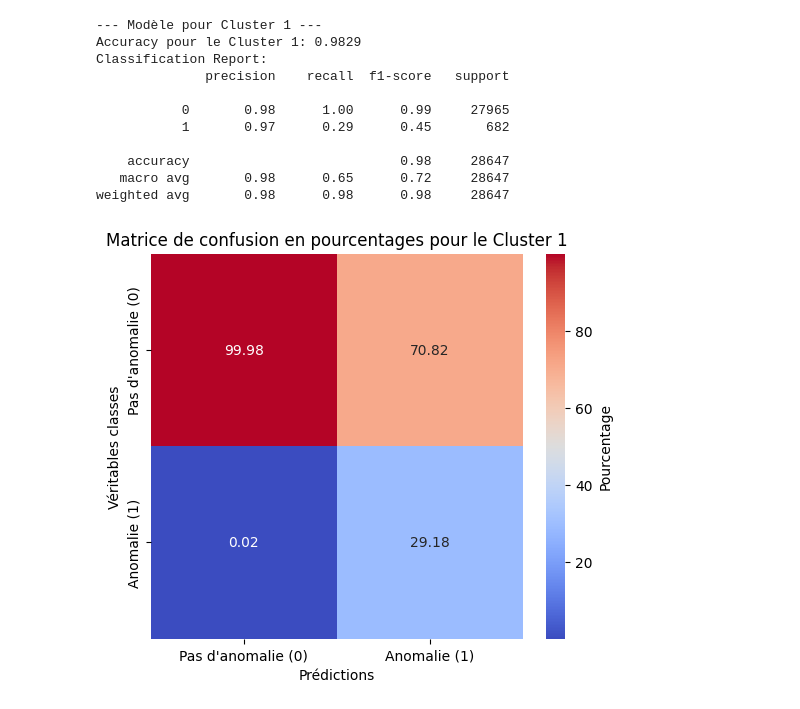
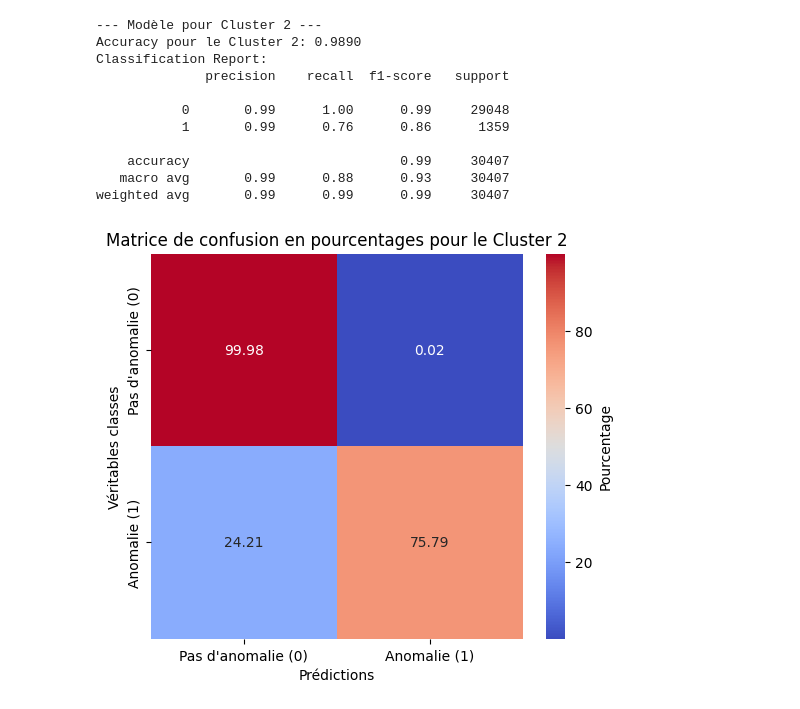
Before and after one commit to fatmakrich/WaterFlow-Anomaly-Detection, a Jupyter notebook: XGboost.ipynb, the cells around one changed output. Saved outputs shown, nothing was run; the diff lists cells and outputs as text; code cells hidden in the pictures.

```diff
--- a/XGboost.ipynb
+++ b/XGboost.ipynb
@@ -0,0 +9,12 @@
+# %%
+# Charger les données
+df = pd.read_csv('data/balanced_data.csv')
+
+# Vérifier les premières lignes pour comprendre la structure
+print(df.head())
+
+# Mise à jour de la colonne 'anomalie' en fonction de la colonne 'type'
+df['anomalie'] = df['type'].apply(lambda x: 0 if str(x).strip().lower() == 'pas d\'anomalie' else 1)
+
+# Vérification des résultats
+print(df[['type', 'anomalie']].head())
@@ -7,14 +131,13 @@ import numpy as np
 import matplotlib.pyplot as plt
 import seaborn as sns
 
-# Charger les données
-data = pd.read_csv('data/data_clusters_anomaly.csv')
 
-# Filtrer les données pour le cluster 0
-cluster = 0
+
+# Filtrer les données pour le cluster 1
+cluster = 1
 print(f"\n--- Modèle pour Cluster {cluster} ---")
 
-cluster_data = data[data['cluster'] == cluster]
+cluster_data = df[df['cluster'] == cluster]
 
 if len(cluster_data) > 0:
     X = cluster_data[['Consommation']]  # Features
@@ -45,7 +168,7 @@ if len(cluster_data) > 0:
 
     # Convertir la matrice de confusion en pourcentages
     cm_percentage = cm.astype('float') / cm.sum(axis=1)[:, np.newaxis] * 100
-    cm_percentage = cm_percentage.T  # Si nécessaire
+
     # Affichage de la matrice de confusion sous forme de graphique
     plt.figure(figsize=(6, 5))
     sns.heatmap(cm_percentage, annot=True, fmt=".2f", cmap="coolwarm", xticklabels=['Pas d\'anomalie (0)', 'Anomalie (1)'], yticklabels=['Pas d\'anomalie (0)', 'Anomalie (1)'], cbar_kws={'label': 'Pourcentage'})
@@ -79,14 +225,13 @@ import numpy as np
 import matplotlib.pyplot as plt
 import seaborn as sns
 
-# Charger les données
-data = pd.read_csv('data/data_clusters_anomaly.csv')
 
-# Filtrer les données pour le cluster 1
-cluster = 1
+
+# Filtrer les données pour le cluster 2
+cluster = 2
 print(f"\n--- Modèle pour Cluster {cluster} ---")
 
-cluster_data = data[data['cluster'] == cluster]
+cluster_data = df[df['cluster'] == cluster]
 
 if len(cluster_data) > 0:
     X = cluster_data[['Consommation']]  # Features
@@ -106,39 +251,39 @@ if len(cluster_data) > 0:
 
     # Évaluer l'accuracy
     accuracy = accuracy_score(y_test, y_pred)
     print(f"Accuracy pour le Cluster {cluster}: {accuracy:.4f}")
 
     # Afficher le rapport de classification
     print("Classification Report:")
     print(classification_report(y_test, y_pred))
 
     # Calculer la matrice de confusion
     cm = confusion_matrix(y_test, y_pred)
 
     # Convertir la matrice de confusion en pourcentages
     cm_percentage = cm.astype('float') / cm.sum(axis=1)[:, np.newaxis] * 100
-    cm_percentage = cm_percentage.T  # Si nécessaire
+
     # Affichage de la matrice de confusion sous forme de graphique
     plt.figure(figsize=(6, 5))
     sns.heatmap(cm_percentage, annot=True, fmt=".2f", cmap="coolwarm", xticklabels=['Pas d\'anomalie (0)', 'Anomalie (1)'], yticklabels=['Pas d\'anomalie (0)', 'Anomalie (1)'], cbar_kws={'label': 'Pourcentage'})
 
     plt.title(f"Matrice de confusion en pourcentages pour le Cluster {cluster}")
     plt.xlabel('Prédictions')
     plt.ylabel('Véritables classes')
     plt.show()
 
 else:
     print(f"Pas de données pour le cluster {cluster}.")
 # %% [output]
---- Modèle pour Cluster 1 ---
-Accuracy pour le Cluster 1: 0.9829
+--- Modèle pour Cluster 2 ---
+Accuracy pour le Cluster 2: 0.9890
 Classification Report:
               precision    recall  f1-score   support
 
-           0       0.98      1.00      0.99     27965
-           1       0.97      0.29      0.45       682
+           0       0.99      1.00      0.99     29048
+           1       0.99      0.76      0.86      1359
 
-    accuracy                           0.98     28647
-   macro avg       0.98      0.65      0.72     28647
-weighted avg       0.98      0.98      0.98     28647
+    accuracy                           0.99     30407
+   macro avg       0.99      0.88      0.93     30407
+weighted avg       0.99      0.99      0.99     30407
-[figure, old version]
+[figure, new version]
```
Also changed, not shown: parts of 8 cells of this notebook, 6 other files.
